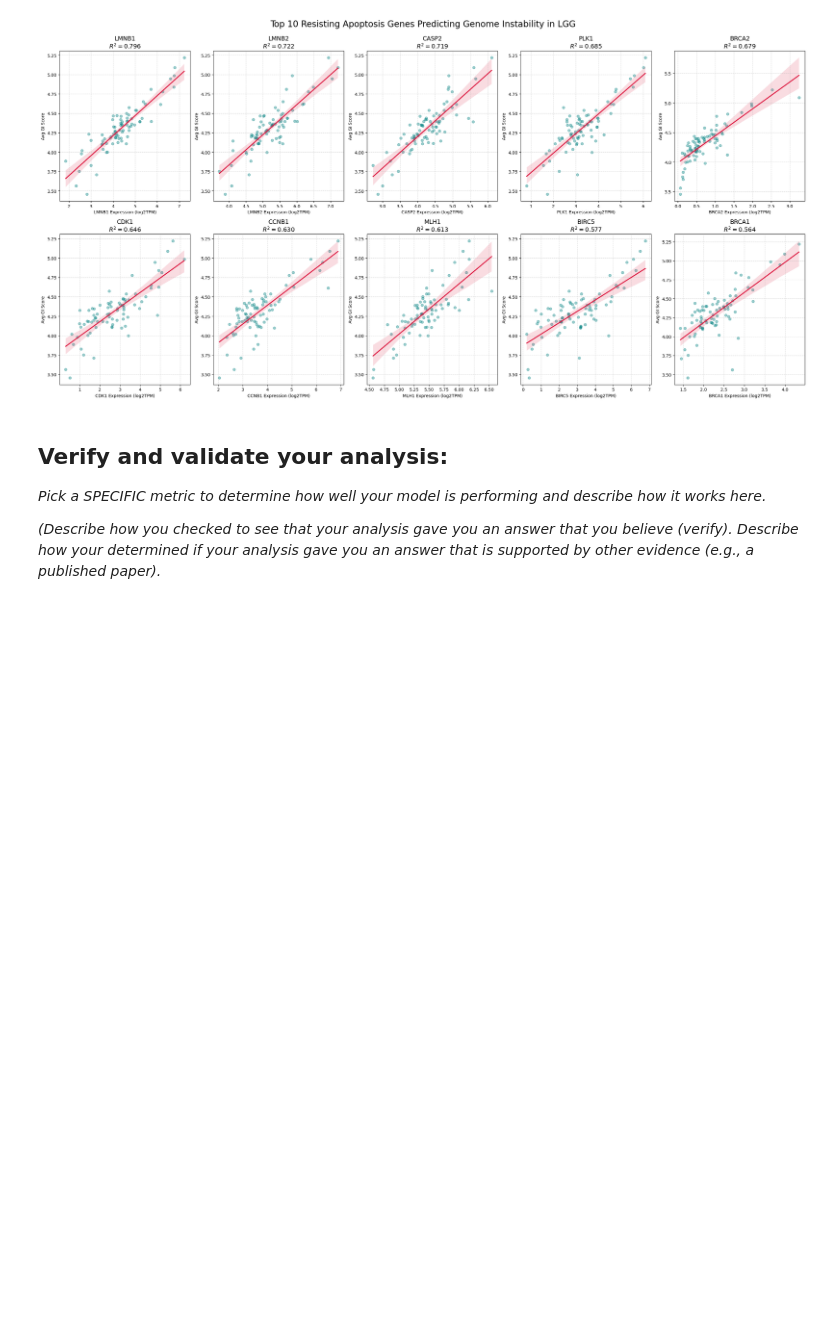
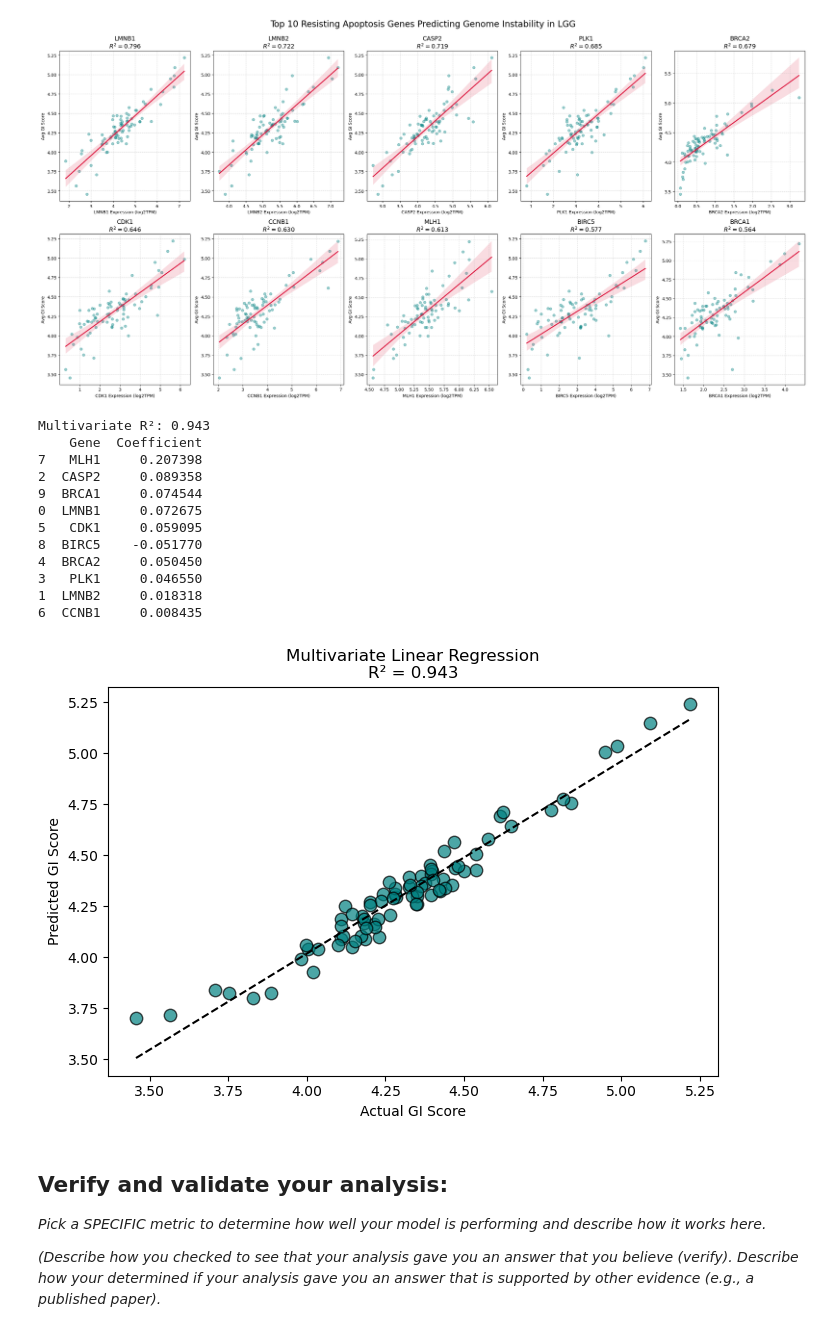
Before and after one commit to gracevl/lee-spencer-Module-4-Cancer, a Jupyter notebook: code/Module 4 Template.ipynb, the cells around one changed output. Cells and saved outputs as stored; diff of their text form; code cells hidden in the pictures; blank space fills up the shorter version.

```diff
--- a/code/Module 4 Template.ipynb
+++ b/code/Module 4 Template.ipynb
@@ -690,6 +690,54 @@ CCNB1  0.629793
 BIRC5  0.577028
 BRCA1  0.563899
 [figure]
+# %%
+# Get top 10 genes
+top_10_genes = top_10_df['Gene'].tolist()
+
+# Build feature matrix and target
+X_multi = X2[top_10_genes]
+y_multi = target_y
+
+# Fit single multivariate model
+multi_model = LinearRegression()
+multi_model.fit(X_multi, y_multi)
+
+y_pred = multi_model.predict(X_multi)
+r2 = multi_model.score(X_multi, y_multi)
+
+# Coefficients
+coef_df = pd.DataFrame({
+    'Gene': top_10_genes,
+    'Coefficient': multi_model.coef_
+}).sort_values('Coefficient', key=abs, ascending=False)
+
+print(f"Multivariate R²: {r2:.3f}")
+print(coef_df)
+
+# Plot 1: Predicted vs Actual
+plt.figure(figsize=(7, 5))
+plt.scatter(y_multi, y_pred, alpha=0.7, edgecolors='k', s=80, color='teal')
+m, b = np.polyfit(y_multi, y_pred, 1)
+plt.plot(sorted(y_multi), [m*x + b for x in sorted(y_multi)], 'k--', linewidth=1.5)
+plt.xlabel("Actual GI Score")
+plt.ylabel("Predicted GI Score")
+plt.title(f"Multivariate Linear Regression\nR² = {r2:.3f}")
+plt.tight_layout()
+plt.show()
+# %% [output]
+Multivariate R²: 0.943
+    Gene  Coefficient
+7   MLH1     0.207398
+2  CASP2     0.089358
+9  BRCA1     0.074544
+0  LMNB1     0.072675
+5   CDK1     0.059095
+8  BIRC5    -0.051770
+4  BRCA2     0.050450
+3   PLK1     0.046550
+1  LMNB2     0.018318
+6  CCNB1     0.008435
+[figure, added]
 # %% [markdown]
 ## Verify and validate your analysis:
 *Pick a SPECIFIC metric to determine how well your model is performing and describe how it works here.*
```
Also changed, not shown: parts of 2 cells of this notebook.
